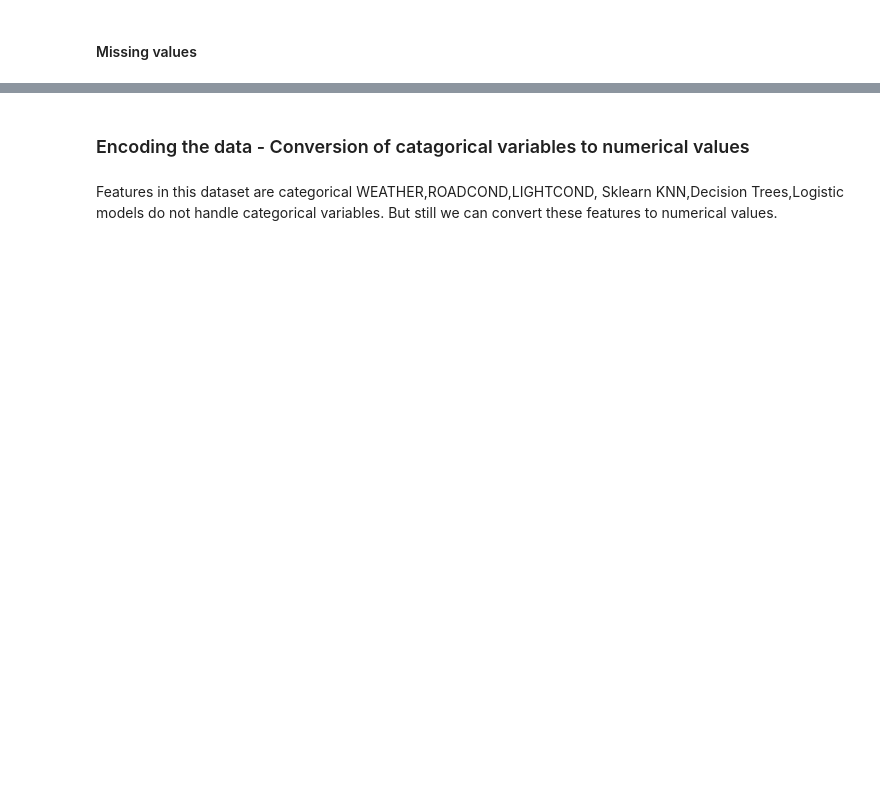
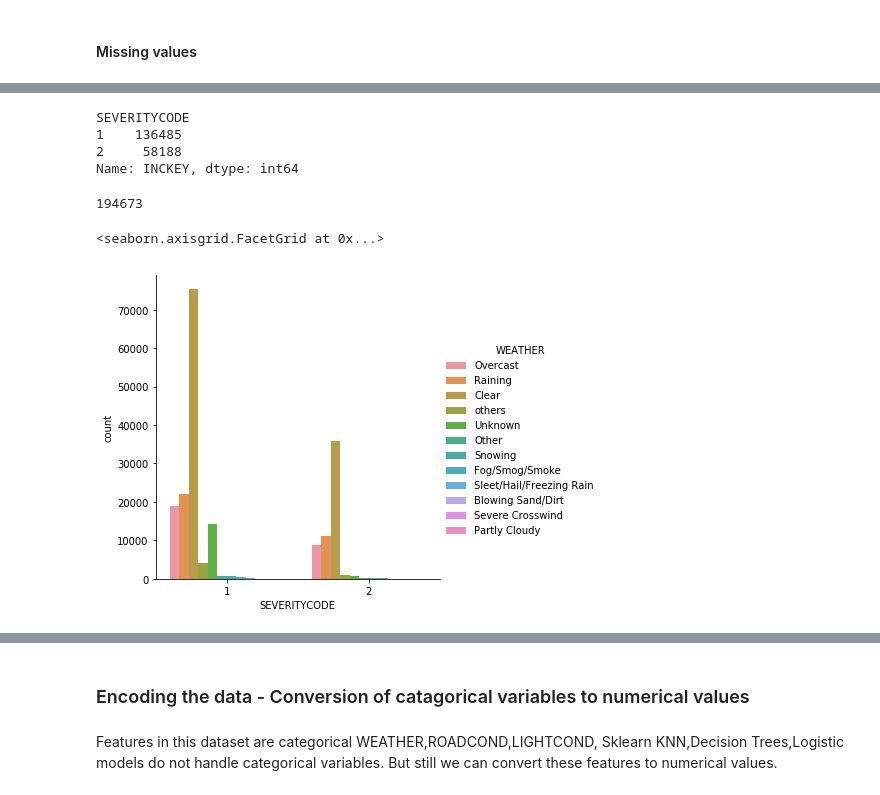
Before and after one commit to savichatz/Data-Science-Capstone1, a Jupyter notebook: Courseera DataScience Capstone.ipynb, the cells around one changed output, grey strips where cells are left out. Drawn from its saved outputs; the diff is of its cells as text; code cells hidden in the pictures; blank space fills up the shorter version.

```diff
--- a/Courseera DataScience Capstone.ipynb
+++ b/Courseera DataScience Capstone.ipynb
@@ -190,0 +214,16 @@ number of duplicate rows:  (0, 14)
+# %%
+df.groupby('SEVERITYCODE')['INCKEY'].nunique()
+# %% [output]
+SEVERITYCODE
+1    136485
+2     58188
+Name: INCKEY, dtype: int64
+# %%
+df['INCKEY'].count()
+# %% [output]
+194673
+# %%
+sns.catplot(x="SEVERITYCODE",kind="count", hue="WEATHER", data=df)
+# %% [output]
+<seaborn.axisgrid.FacetGrid at 0x...>
+[figure, added]
```
Also changed, not shown: parts of 48 cells of this notebook.
